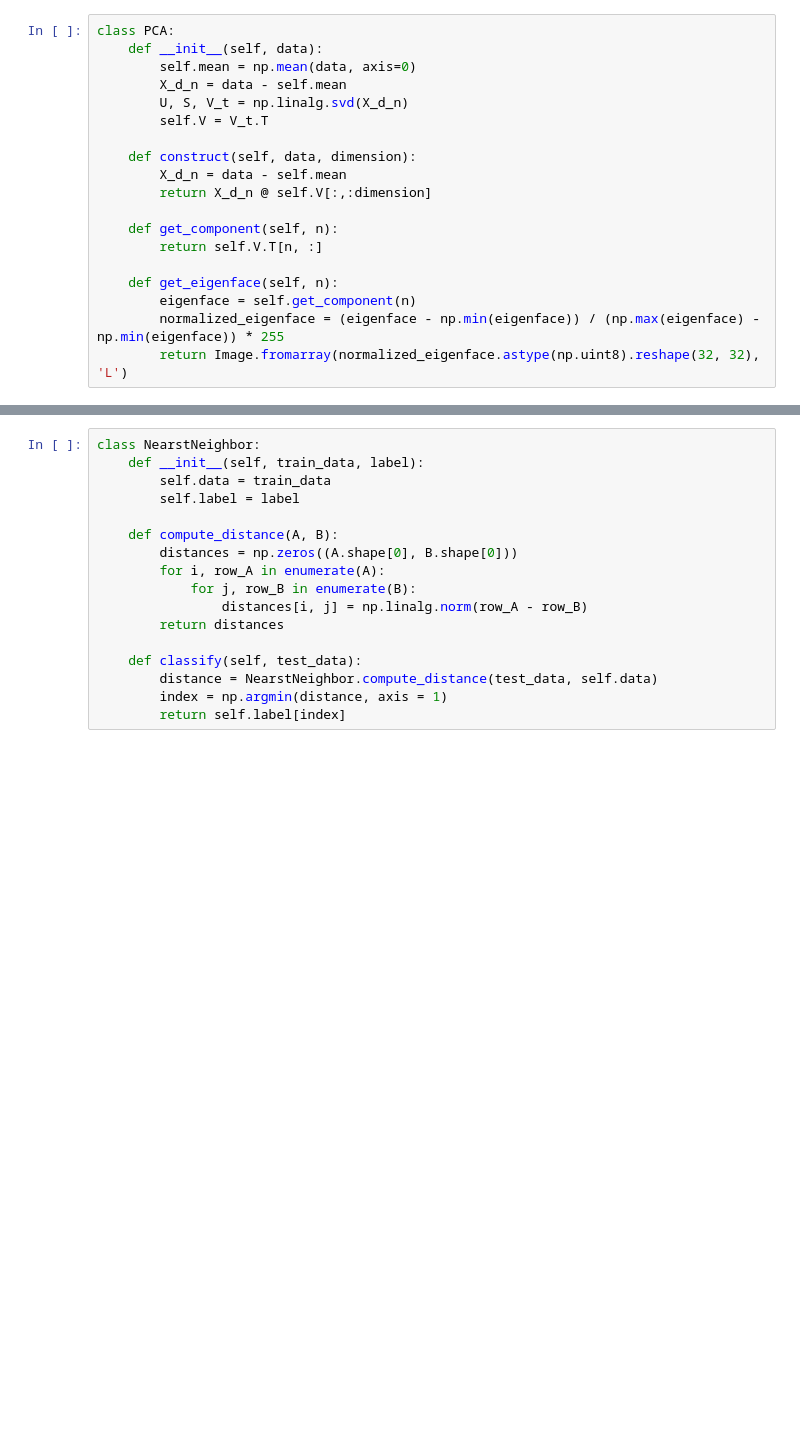
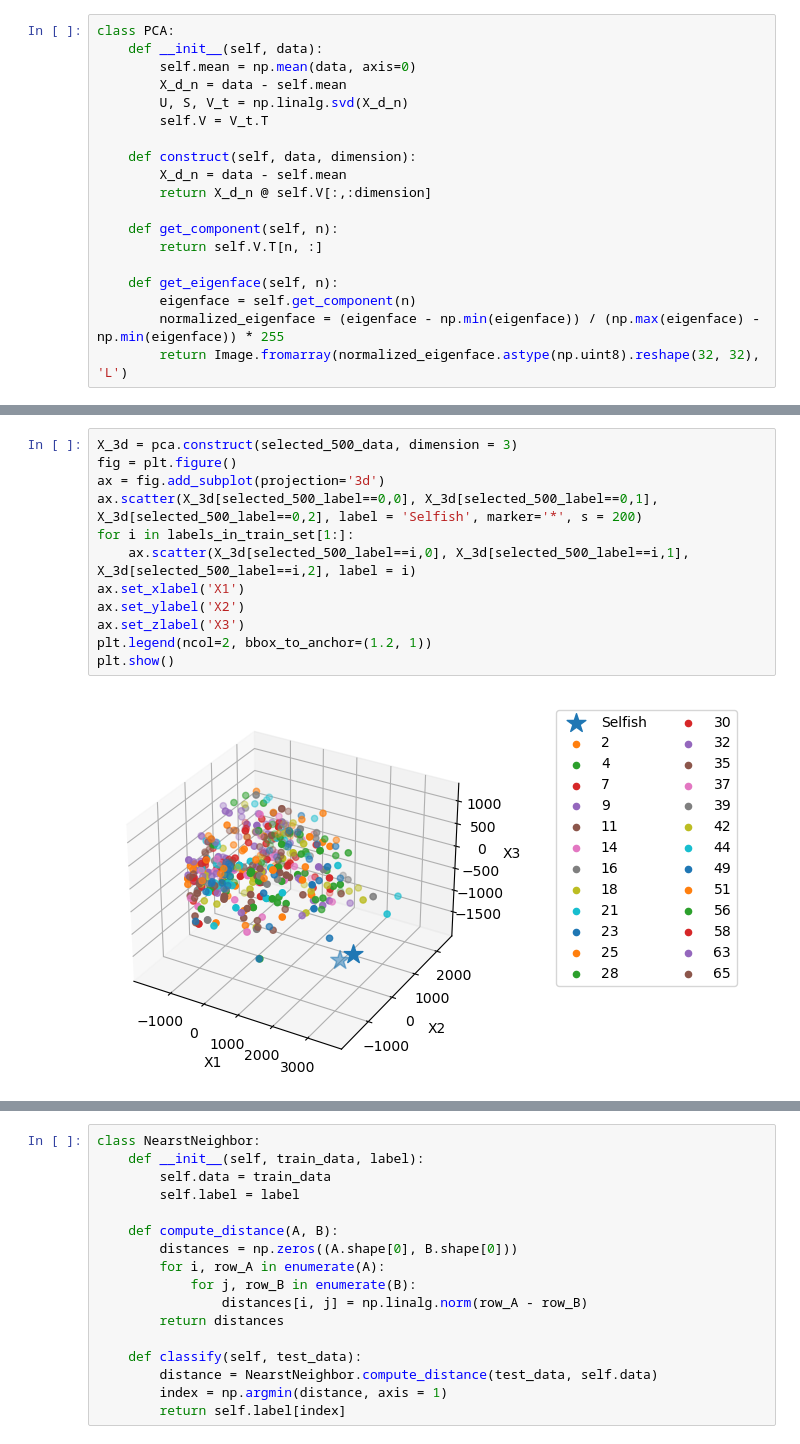
Before and after one commit to qzil1/EE5907_CA2, a Jupyter notebook: PCA.ipynb, the cells around one changed output, grey strips where cells are left out. Drawn from its saved outputs; the diff is of its cells as text; blank space fills up the shorter version.

```diff
--- a/PCA.ipynb
+++ b/PCA.ipynb
@@ -71,3 +85,17 @@ pca = PCA(train_set_data)
+# %%
+X_3d = pca.construct(selected_500_data, dimension = 3)
+fig = plt.figure()
+ax = fig.add_subplot(projection='3d')
+ax.scatter(X_3d[selected_500_label==0,0], X_3d[selected_500_label==0,1], X_3d[selected_500_label==0,2], label = 'Selfish', marker='*', s = 200)
+for i in labels_in_train_set[1:]:
+    ax.scatter(X_3d[selected_500_label==i,0], X_3d[selected_500_label==i,1], X_3d[selected_500_label==i,2], label = i)
+ax.set_xlabel('X1')
+ax.set_ylabel('X2')
+ax.set_zlabel('X3')
+plt.legend(ncol=2, bbox_to_anchor=(1.2, 1))
+plt.show()
+# %% [output]
+[figure, added]
 # %%
 for i in range(3):
     plt.subplot(1, 3, i + 1)
```
Also changed, not shown: parts of 13 cells of this notebook, 1 other file.
